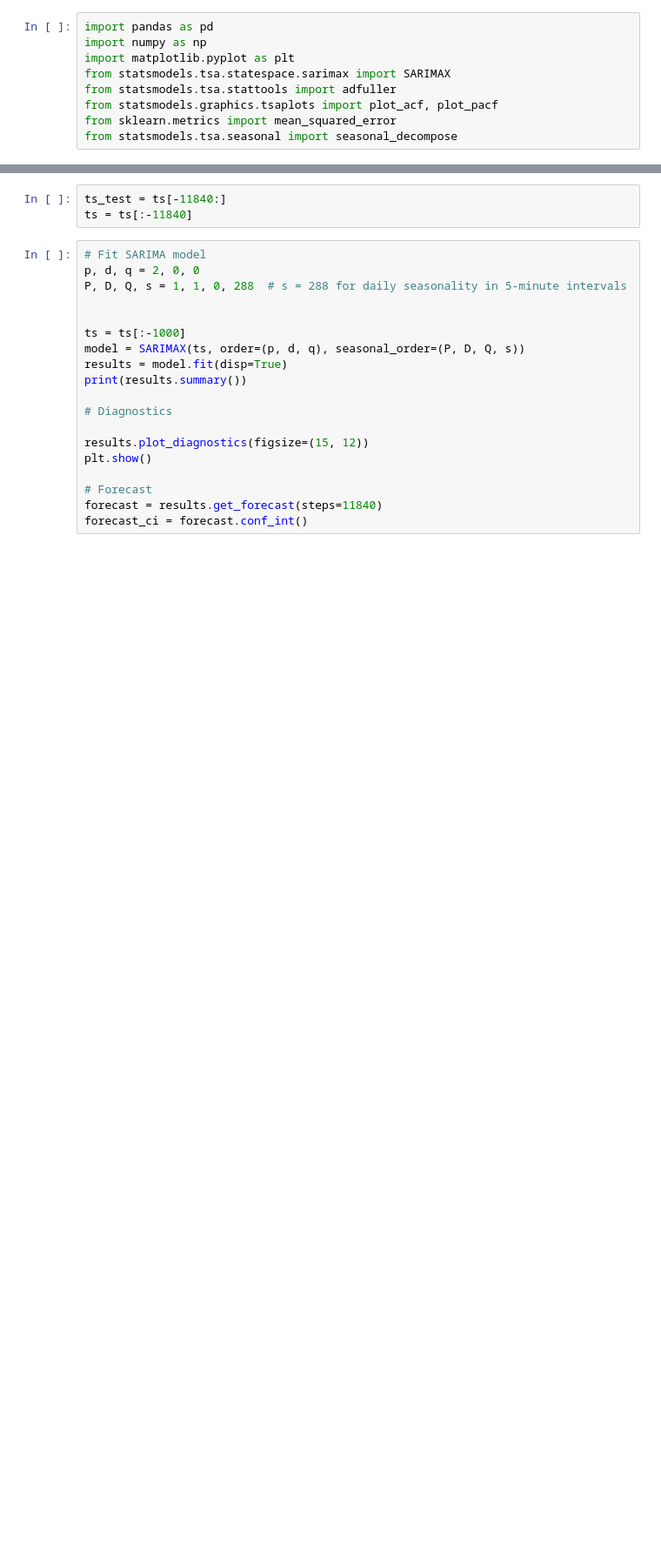
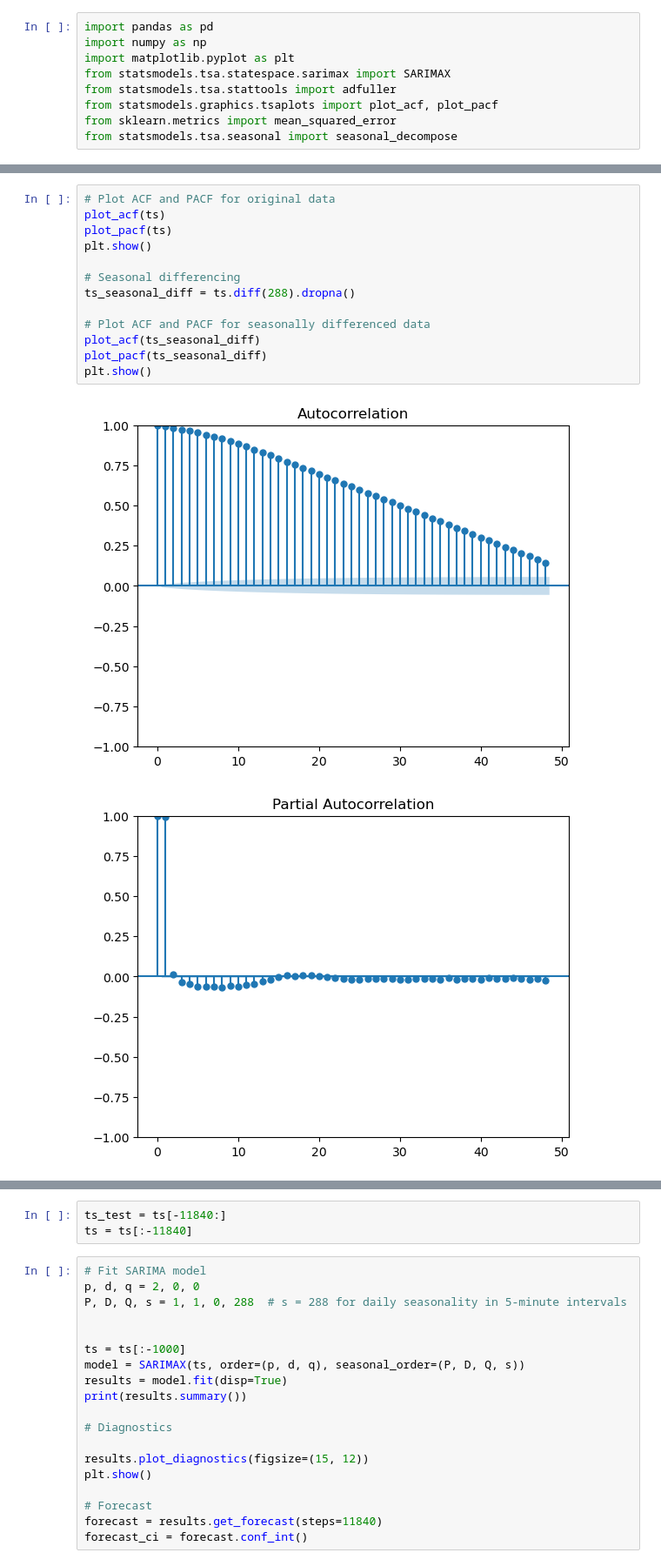
Before and after one commit to sreeragvn/Time-Series-Anomaly-detection, a Jupyter notebook: 07_stat_SARIMA.ipynb, the cells around one changed output, grey strips where cells are left out. Shown at 87% size. Drawn from its saved outputs; the diff is of its cells as text; blank space fills up the shorter version.

```diff
--- a/07_stat_SARIMA.ipynb
+++ b/07_stat_SARIMA.ipynb
@@ -25,0 +132,16 @@ plt.show()
+# %%
+# Plot ACF and PACF for original data
+plot_acf(ts)
+plot_pacf(ts)
+plt.show()
+
+# Seasonal differencing
+ts_seasonal_diff = ts.diff(288).dropna()
+
+# Plot ACF and PACF for seasonally differenced data
+plot_acf(ts_seasonal_diff)
+plot_pacf(ts_seasonal_diff)
+plt.show()
+# %% [output]
+[figure, added]
+[figure, added]
```
Also changed, not shown: parts of 15 cells of this notebook, 2 other files.
